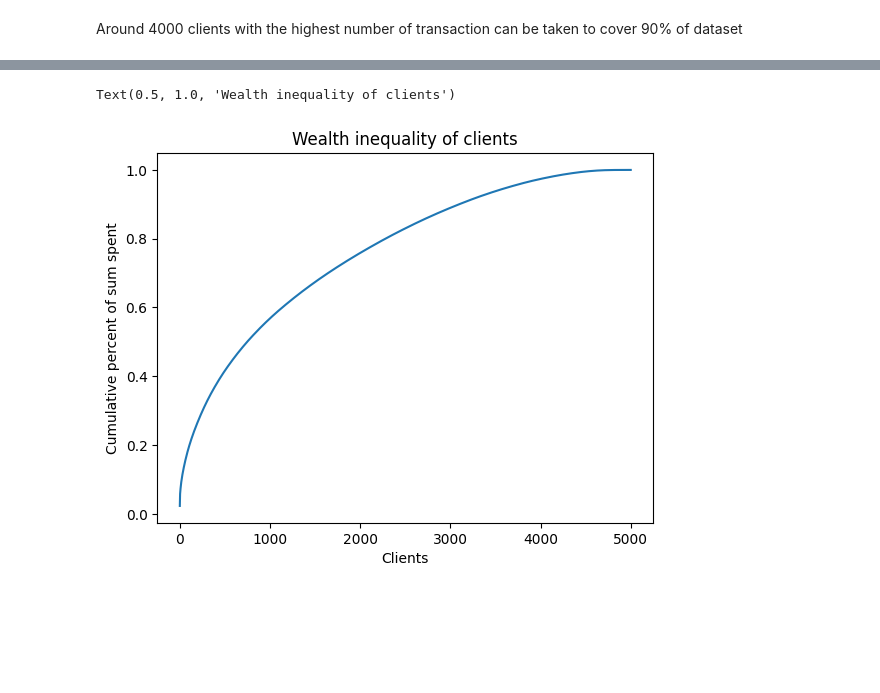
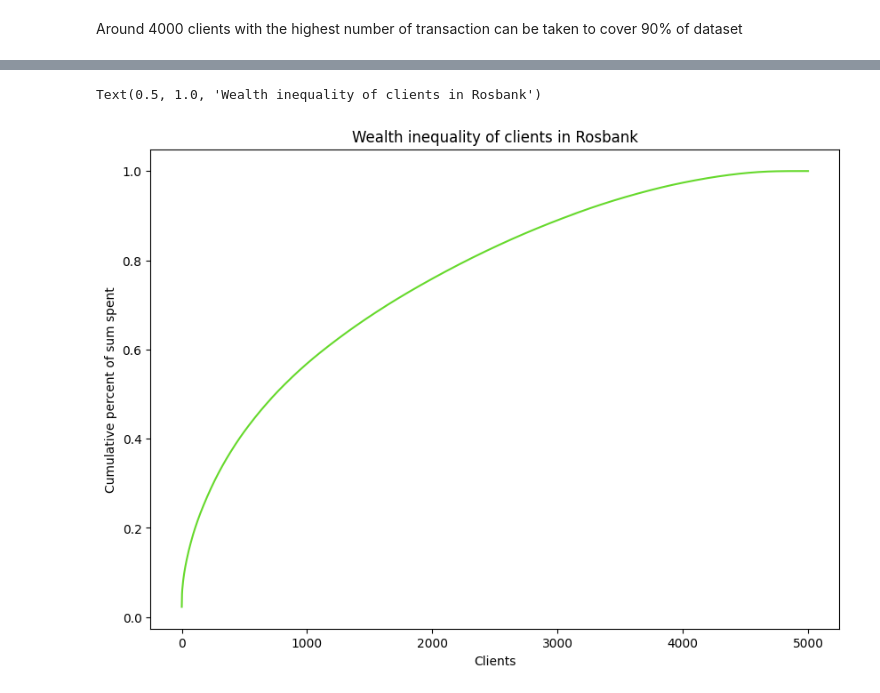
Before and after one commit to Matteus1904/GPT-like_approach_for_event_sequences, a Jupyter notebook: rosbank_notebook.ipynb, the cells around one changed output, grey strips where cells are left out. Cells and saved outputs as stored; diff of their text form; code cells hidden in the pictures; blank space fills up the shorter version.

```diff
--- a/rosbank_notebook.ipynb
+++ b/rosbank_notebook.ipynb
@@ -137,10 +145,11 @@ Text(0.5, 1.0, 'Distribution of length of sequence of transactions of users')
 # %%
 clients_agg['percent'] = clients_agg['Sum']/sum(groups_agg['Sum'])
 # %%
-clients_agg.sort_values(by='percent', ascending=False, na_position='first').reset_index().percent.cumsum().plot()
+plt.figure(figsize = (10, 7))
+clients_agg.sort_values(by='percent', ascending=False, na_position='first').reset_index().percent.cumsum().plot(color = '#66D92C')
 plt.xlabel('Clients')
 plt.ylabel('Cumulative percent of sum spent')
-plt.title("Wealth inequality of clients")
+plt.title("Wealth inequality of clients in Rosbank")
 # %% [output]
-Text(0.5, 1.0, 'Wealth inequality of clients')
+Text(0.5, 1.0, 'Wealth inequality of clients in Rosbank')
-[figure, old version]
+[figure, new version]
```
Also changed, not shown: parts of 6 cells of this notebook, 1 other file.
